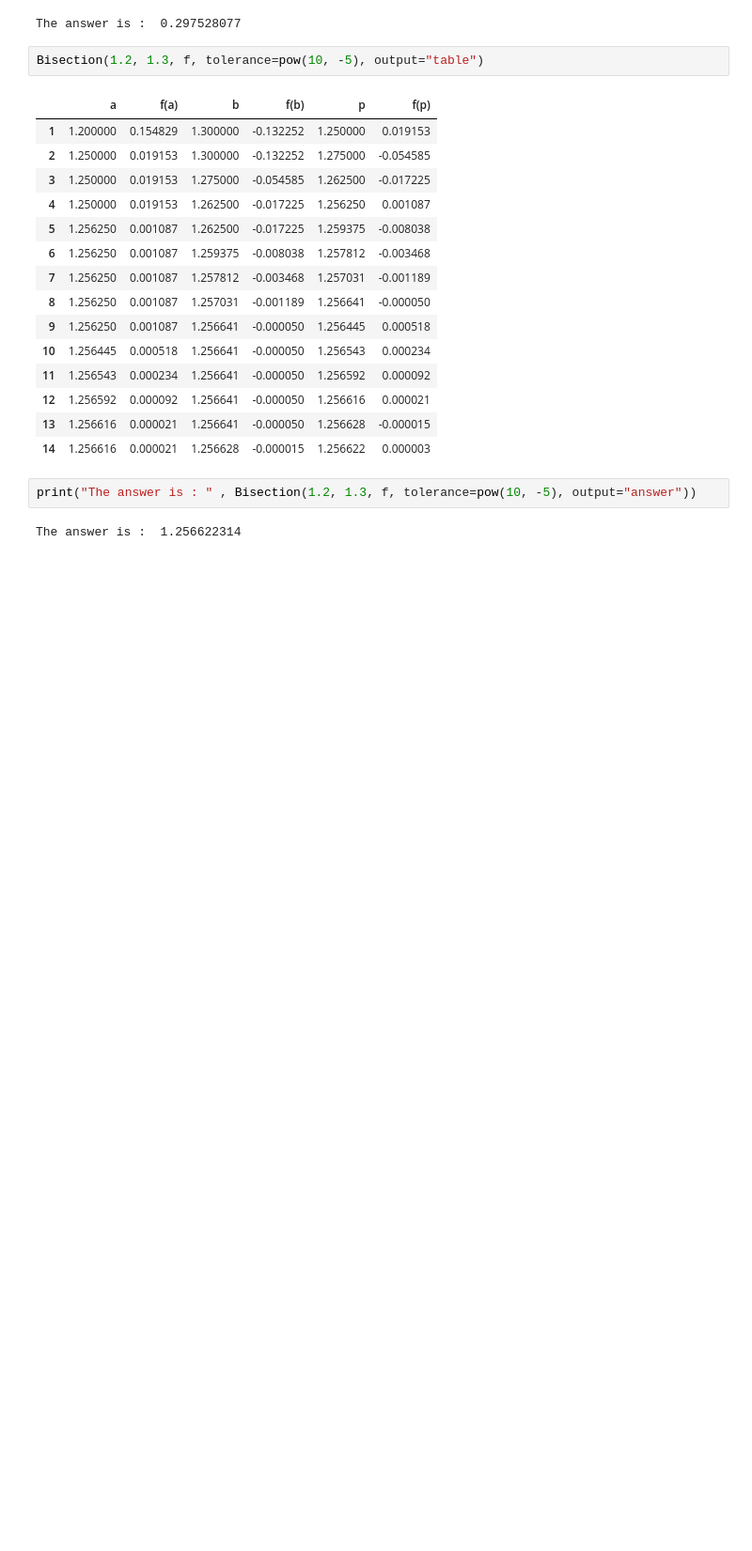
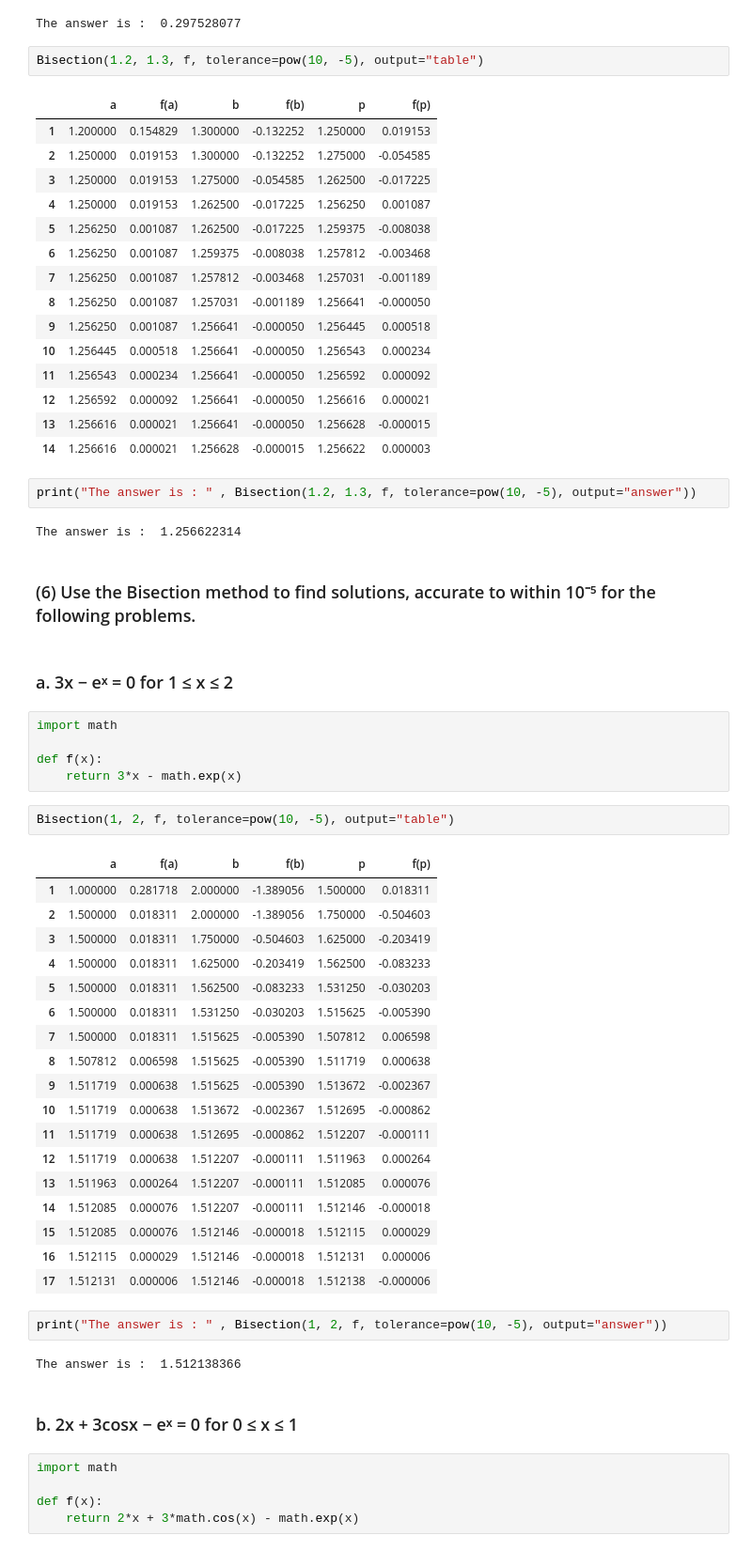
Before and after one commit to aadimator/numerical-computing, a Jupyter notebook: Bisection Method.ipynb, the cells around one changed output. Shown at 94% size. Cells and saved outputs as stored; diff of their text form; blank space fills up the shorter version.

```diff
--- a/Bisection Method.ipynb
+++ b/Bisection Method.ipynb
@@ -486,3 +488,44 @@ Bisection(1.2, 1.3, f, tolerance=pow(10, -5), output="table")
 print("The answer is : " , Bisection(1.2, 1.3, f, tolerance=pow(10, -5), output="answer"))
 # %% [output]
 The answer is :  1.256622314
+# %% [markdown]
+### (6) Use the Bisection method to find solutions, accurate to within 10⁻⁵ for the following problems.
+# %% [markdown]
+### a. 3x − eˣ = 0 for 1 ≤ x ≤ 2
+# %%
+import math
+
+def f(x):
+    return 3*x - math.exp(x)
+# %%
+Bisection(1, 2, f, tolerance=pow(10, -5), output="table")
+# %% [output]
+|  | a | f(a) | b | f(b) | p | f(p) |
+| 1 | 1.000000 | 0.281718 | 2.000000 | -1.389056 | 1.500000 | 0.018311 |
+| 2 | 1.500000 | 0.018311 | 2.000000 | -1.389056 | 1.750000 | -0.504603 |
+| 3 | 1.500000 | 0.018311 | 1.750000 | -0.504603 | 1.625000 | -0.203419 |
+| 4 | 1.500000 | 0.018311 | 1.625000 | -0.203419 | 1.562500 | -0.083233 |
+| 5 | 1.500000 | 0.018311 | 1.562500 | -0.083233 | 1.531250 | -0.030203 |
+| 6 | 1.500000 | 0.018311 | 1.531250 | -0.030203 | 1.515625 | -0.005390 |
+| 7 | 1.500000 | 0.018311 | 1.515625 | -0.005390 | 1.507812 | 0.006598 |
+| 8 | 1.507812 | 0.006598 | 1.515625 | -0.005390 | 1.511719 | 0.000638 |
+| 9 | 1.511719 | 0.000638 | 1.515625 | -0.005390 | 1.513672 | -0.002367 |
+| 10 | 1.511719 | 0.000638 | 1.513672 | -0.002367 | 1.512695 | -0.000862 |
+| 11 | 1.511719 | 0.000638 | 1.512695 | -0.000862 | 1.512207 | -0.000111 |
+| 12 | 1.511719 | 0.000638 | 1.512207 | -0.000111 | 1.511963 | 0.000264 |
+| 13 | 1.511963 | 0.000264 | 1.512207 | -0.000111 | 1.512085 | 0.000076 |
+| 14 | 1.512085 | 0.000076 | 1.512207 | -0.000111 | 1.512146 | -0.000018 |
+| 15 | 1.512085 | 0.000076 | 1.512146 | -0.000018 | 1.512115 | 0.000029 |
+| 16 | 1.512115 | 0.000029 | 1.512146 | -0.000018 | 1.512131 | 0.000006 |
+| 17 | 1.512131 | 0.000006 | 1.512146 | -0.000018 | 1.512138 | -0.000006 |
+# %%
+print("The answer is : " , Bisection(1, 2, f, tolerance=pow(10, -5), output="answer"))
+# %% [output]
+The answer is :  1.512138366
+# %% [markdown]
+### b. 2x + 3cosx − eˣ = 0 for 0 ≤ x ≤ 1
+# %%
+import math
+
+def f(x):
+    return 2*x + 3*math.cos(x) - math.exp(x)
```
Also changed, not shown: parts of 15 cells of this notebook.
